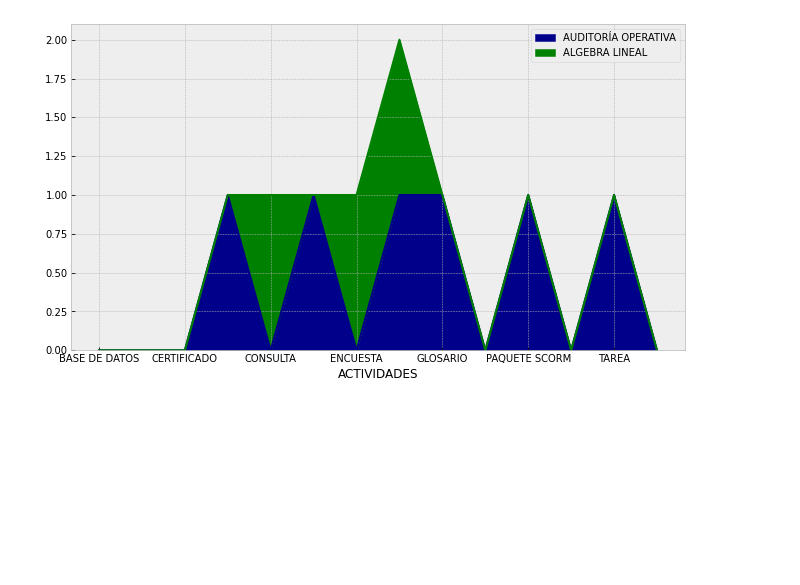
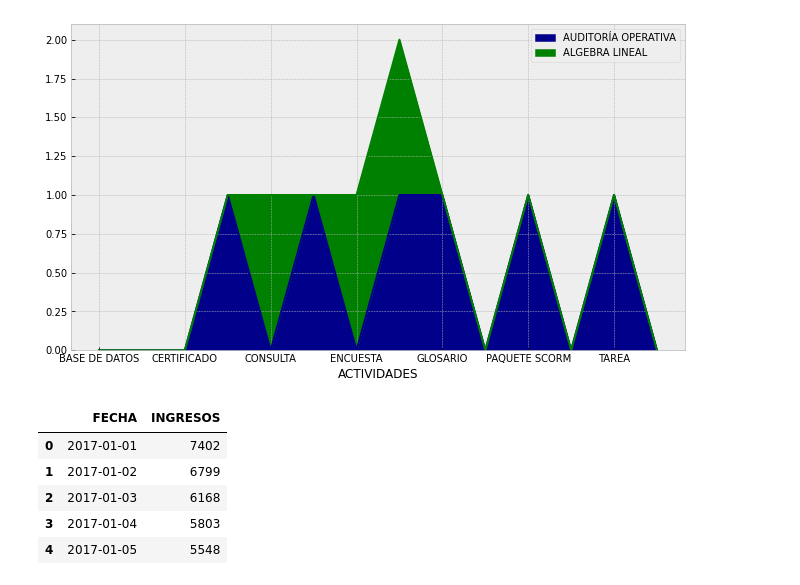
Before and after one commit to cristiandarioortegayubro/Moodle, a Jupyter notebook: ActividadesMoodle.ipynb, the cells around one changed output. Saved outputs shown, nothing was run; the diff lists cells and outputs as text; code cells hidden in the pictures; blank space fills up the shorter version.

```diff
--- a/ActividadesMoodle.ipynb
+++ b/ActividadesMoodle.ipynb
@@ -49,0 +56,9 @@ actividad.plot('ACTIVIDADES',['AUDITORÍA OPERATIVA', 'ALGEBRA LINEAL'], kind='a
+# %%
+participacionusuario.head()
+# %% [output]
+|  | FECHA | INGRESOS |
+| 0 | 2017-01-01 | 7402 |
+| 1 | 2017-01-02 | 6799 |
+| 2 | 2017-01-03 | 6168 |
+| 3 | 2017-01-04 | 5803 |
+| 4 | 2017-01-05 | 5548 |
```
Also changed, not shown: parts of 6 cells of this notebook.
